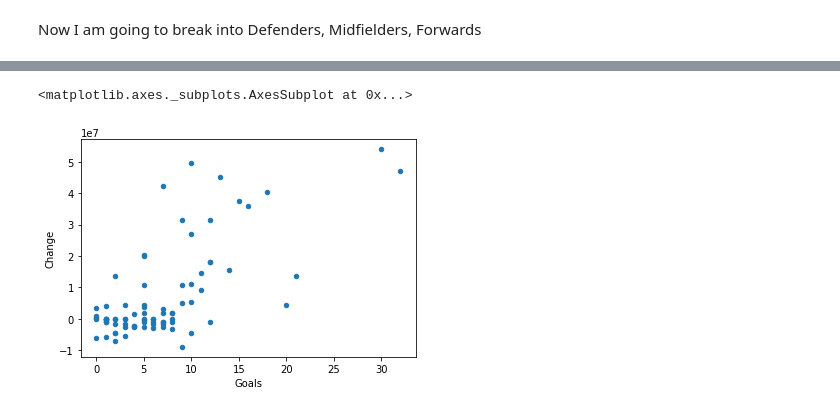
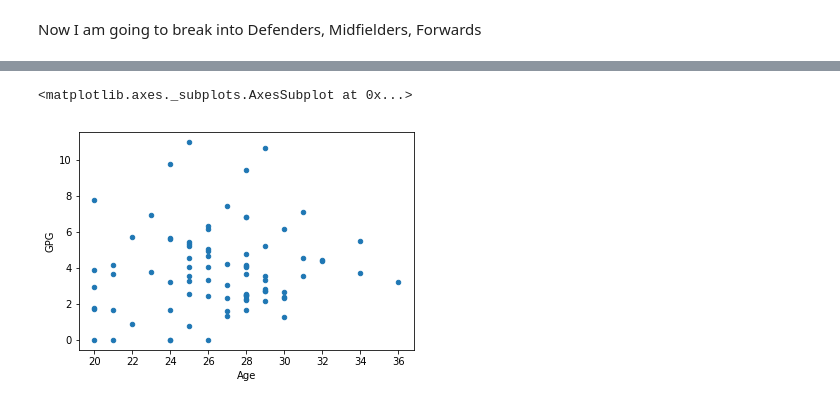
Before and after one commit to Femi-Ogunkola/EPL, a Jupyter notebook: EPL Data Analysis.ipynb, the cells around one changed output, grey strips where cells are left out. Saved outputs shown, nothing was run; the diff lists cells and outputs as text; code cells hidden in the pictures.

```diff
--- a/EPL Data Analysis.ipynb
+++ b/EPL Data Analysis.ipynb
@@ -127,12 +118,8 @@ def change_in_price(df):
+# %%
+columns =["Born ","Fouls","Last man ","ELG","OwnGoal","Clears","Tackles","ABW","ABL","Interceptions","Blocks","Red","Yellow","Nation","Squad"]
+fwd = fwd.assign(Change = Change)
 # %%
-def drop_columns(df,columns):
-    df = df.drop(columns=columns,axis=1)
-    return df
+fwd = fwd.drop(columns=columns,axis=1)
-# %%
-fwd = drop_columns(Fwd,["Born ","Fouls","Last man ","ELG","OwnGoal","Clears","Tackles","ABW","ABL","Interceptions","Blocks",
-                        "Red","Yellow","Nation","Squad"])
-a = change_in_price(fwd)
-fwd = fwd.assign(Change = a)
 # %%
 fwd.sort_values(by='Season', axis=0, inplace=True)
 # set the index to be this and don't drop
@@ -163,5 +152,9 @@ memory usage: 17.9+ KB
+# %%
+#Goals per minutes
+GPG = 1000*(fwd_season["Goals"]/fwd_season["Minutes"])
+fwd_season = fwd_season.assign(GPG = GPG)
 # %%
-fwd_season.plot.scatter(x='Goals', y='Change')
+fwd_season.plot.scatter(x='Age', y='GPG')
 # %% [output]
 <matplotlib.axes._subplots.AxesSubplot at 0x...>
-[figure, old version]
+[figure, new version]
```
Also changed, not shown: parts of 15 cells of this notebook, 1 other file.
